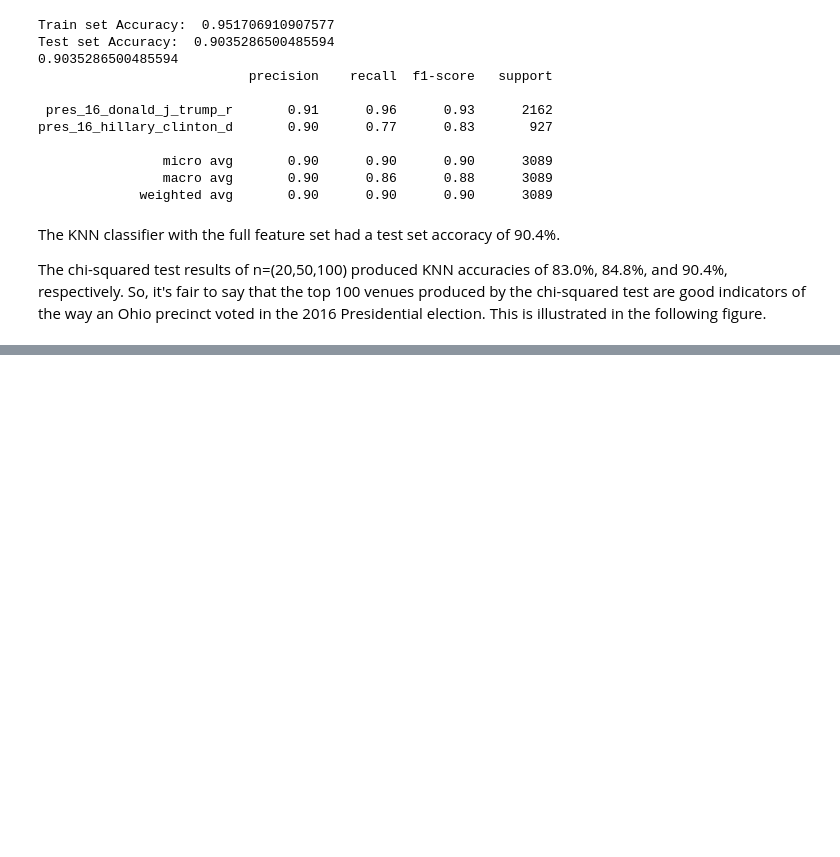
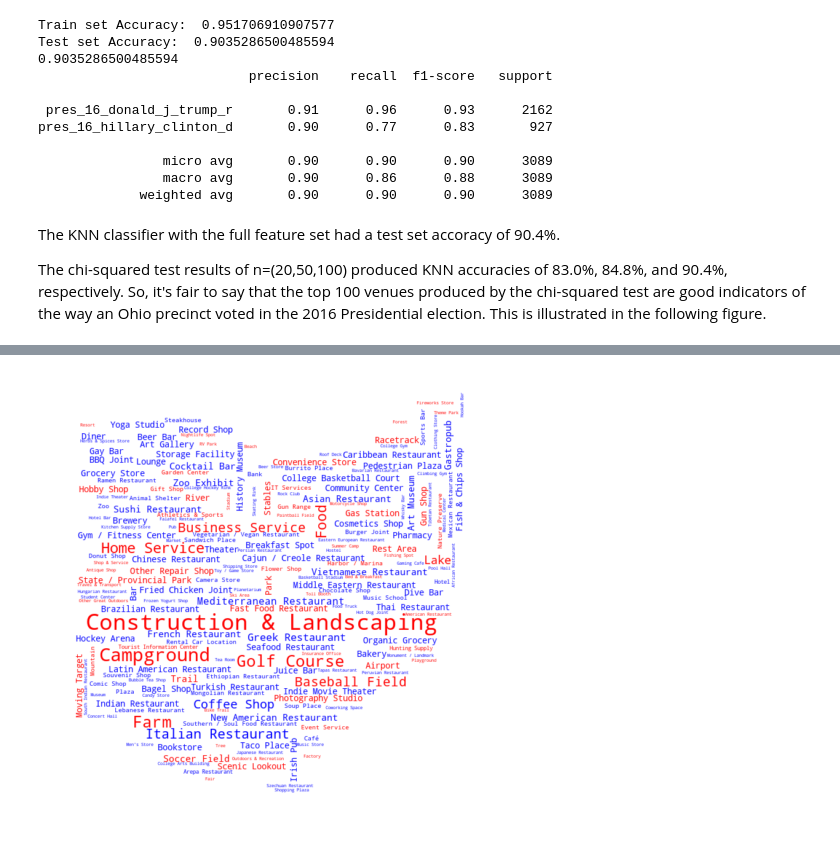
Before and after one commit to cfd2ds/IBM_DataScience, a Jupyter notebook: Course9_Capstone/Week4/Capstone.ipynb, the cells around one changed output, grey strips where cells are left out. Saved outputs shown, nothing was run; the diff lists cells and outputs as text; code cells hidden in the pictures; blank space fills up the shorter version.

```diff
--- a/Course9_Capstone/Week4/Capstone.ipynb
+++ b/Course9_Capstone/Week4/Capstone.ipynb
@@ -1897,0 +1786,5 @@ plt.show()
+# %%
+# create Series to match venue categores with election results (bases on correlation)
+venue_colors = corrmatrix.iloc[-1,0:-1].sort_values(ascending=False)
+venue_colors[venue_colors>=0] = 'blue'
+venue_colors[~(venue_colors=='blue')] = 'red'
@@ -1897,0 +1794,32 @@ plt.show()
+# %%
+# create dataframe of chi2 values for all venue categories (to be used for wordcloud)
+df_chi2_all = pd.DataFrame(chi2(X, y)[0][:], columns=['chi2'])
+chi2_allvenues = df_merged.iloc[:,j_start_class:j_end_class+1].columns[:].tolist()
+df_chi2_all.insert(loc=0, column='venue_category', value=chi2_allvenues)
+
+# create dictionary of venue category (key) and chi2 values
+dall = {}
+for index, row in df_chi2_all.iterrows():
+    dall[row['venue_category']] = row['chi2']
+
+# load Ohio image
+ohio_mask = np.array(Image.open("ohio_border.jpg"))
+
+# customer color function mapping venue category to election result (D/R)
+def color_func(word, *args, **kwargs):
+    color = venue_colors[word]
+    return color
+
+# Make the figure
+wordcloud = WordCloud(mask=~ohio_mask,
+                      background_color="white",
+                      color_func=color_func
+                     )
+wordcloud.generate_from_frequencies(frequencies=dall)
+plt.figure(figsize=(8,8))
+plt.imshow(wordcloud, interpolation='bilinear')
+plt.axis("off")
+plt.margins(x=0, y=0)
+plt.show()
+# %% [output]
+[figure, added]
```
Also changed, not shown: parts of 27 cells of this notebook.
